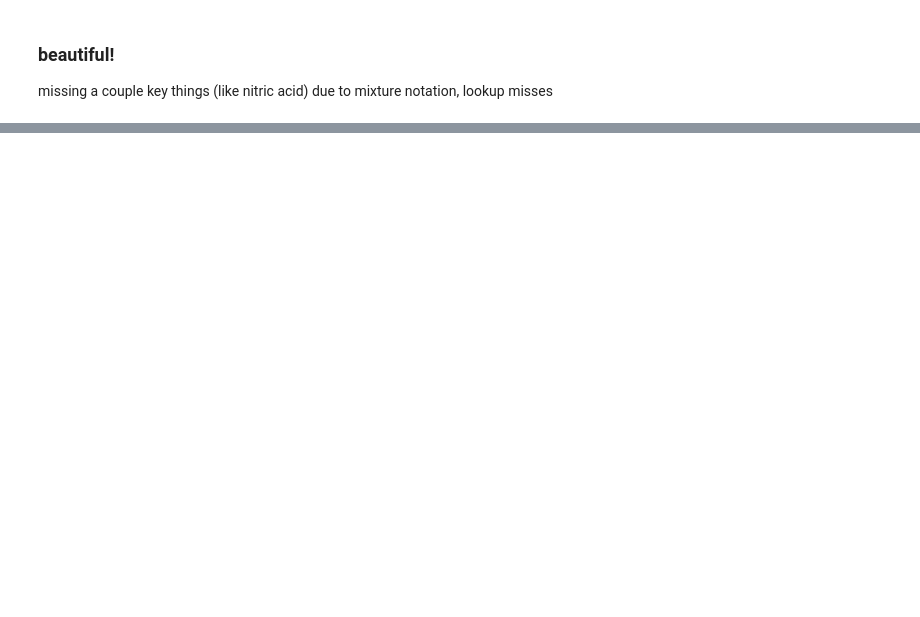
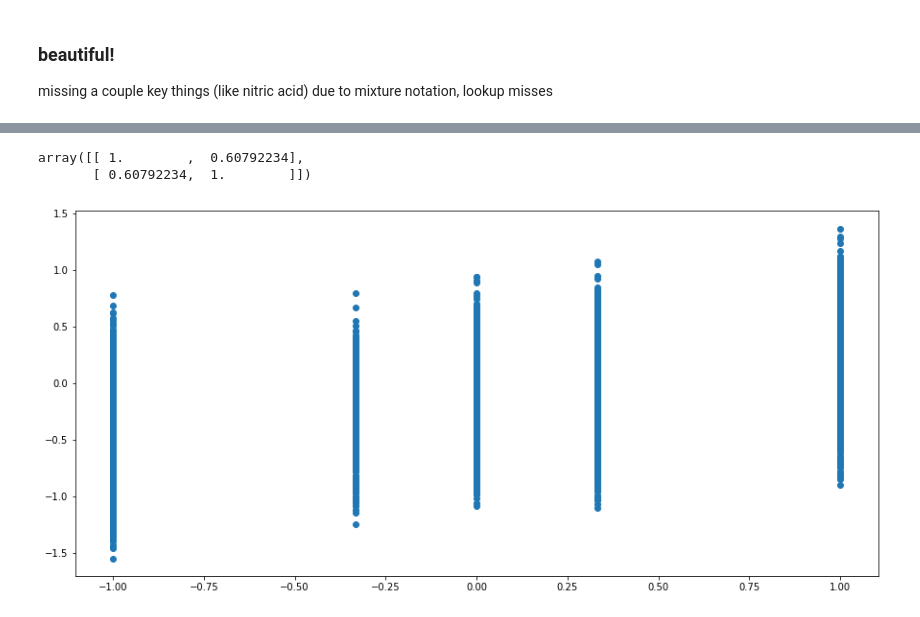
Before and after one commit to xkortex/ChemCupid, a Jupyter notebook: nb/eigenbasis materials 1.ipynb, the cells around one changed output, grey strips where cells are left out. Drawn from its saved outputs; the diff is of its cells as text; code cells hidden in the pictures; blank space fills up the shorter version.

Commit message:
:hammer: some variational stuff, better graphs

```diff
--- a/nb/eigenbasis materials 1.ipynb
+++ b/nb/eigenbasis materials 1.ipynb
@@ -389,7 +389,7 @@ the cole-parmer is still the best behaved so we will focus on that
 # %%
 df = df1
 # %%
-subval = 0.5
+subval = 0.333
 valmap = {'A':1, 'B': subval, np.nan:0, 'C': -subval, 'D': -1 }
 vec = df.iloc[0].replace(valmap)
 print(vec.shape, y_em.shape)
@@ -436,8 +436,9 @@ df2.isnull().mean(axis=0).sort_values()
 df2 = df2[df2.columns[df2.isnull().mean(axis=0).sort_values() < .5]]
 # %%
 df = df2
-y_em = get_chemical_basis(df)
-p = bscatter_label(y_em, df.columns)
+y_em = get_chemical_basis(df, n_components=3)
+p = bscatter_label(y_em, df.columns, fontsize=10)
+# output_file('/home/mike/data/chembed-cp-mat-01.html')
 show(p)
 # %% [output]
 [interactive output not drawn]
@@ -463,0 +472,3 @@ missing a couple key things (like nitric acid) due to mixture notation, lookup m
+# %%
+yp = chembed @ y_em.T
+yp.shape, df.shape
@@ -463,0 +497,10 @@ missing a couple key things (like nitric acid) due to mixture notation, lookup m
+# %%
+a1 = ary.flatten()
+a2 = yp.flatten()
+scatter(a1, a2)
+cc = np.corrcoef(a1, a2)
+cc
+# %% [output]
+array([[ 1.        ,  0.60792234],
+       [ 0.60792234,  1.        ]])
+[figure, added]
```
Also changed, not shown: parts of 23 cells of this notebook, 1 other file.
